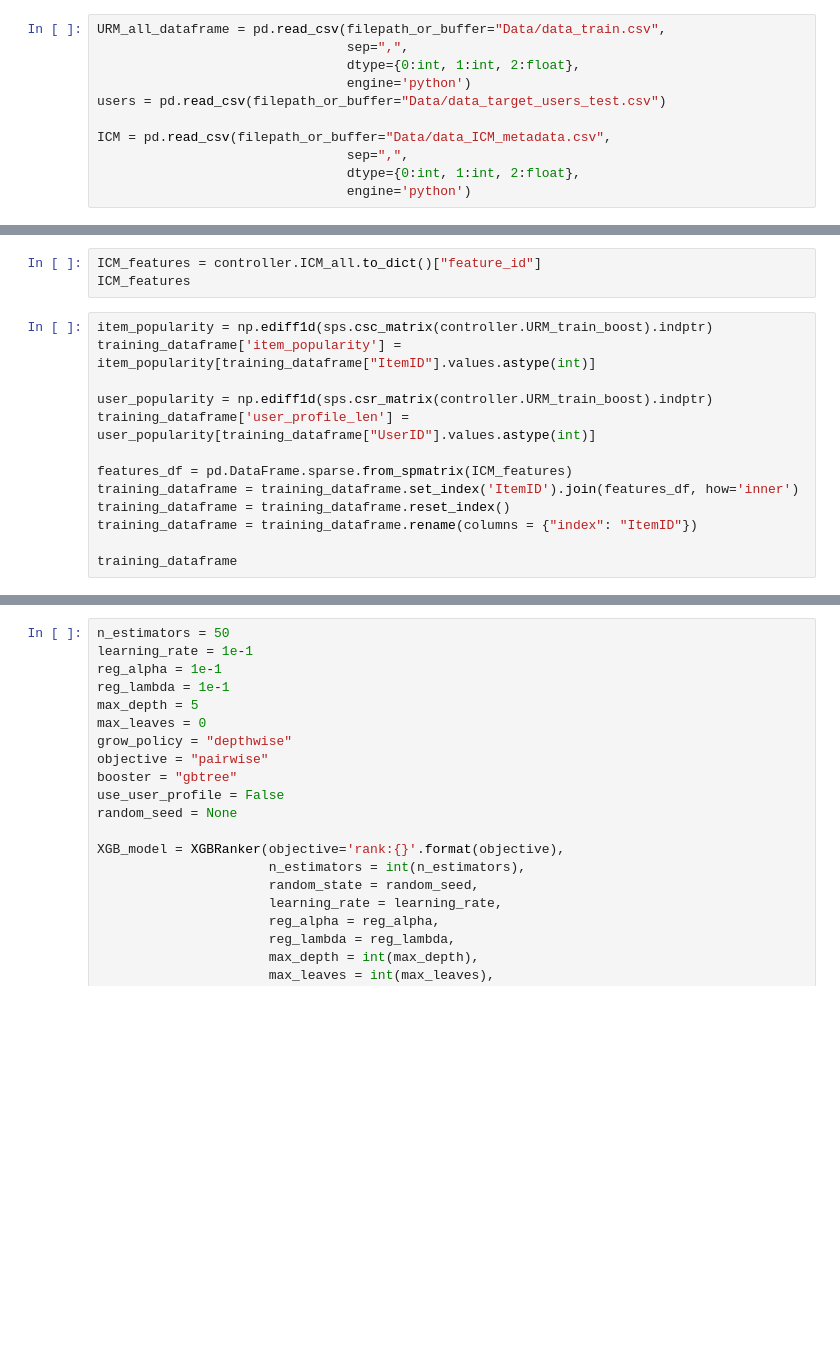
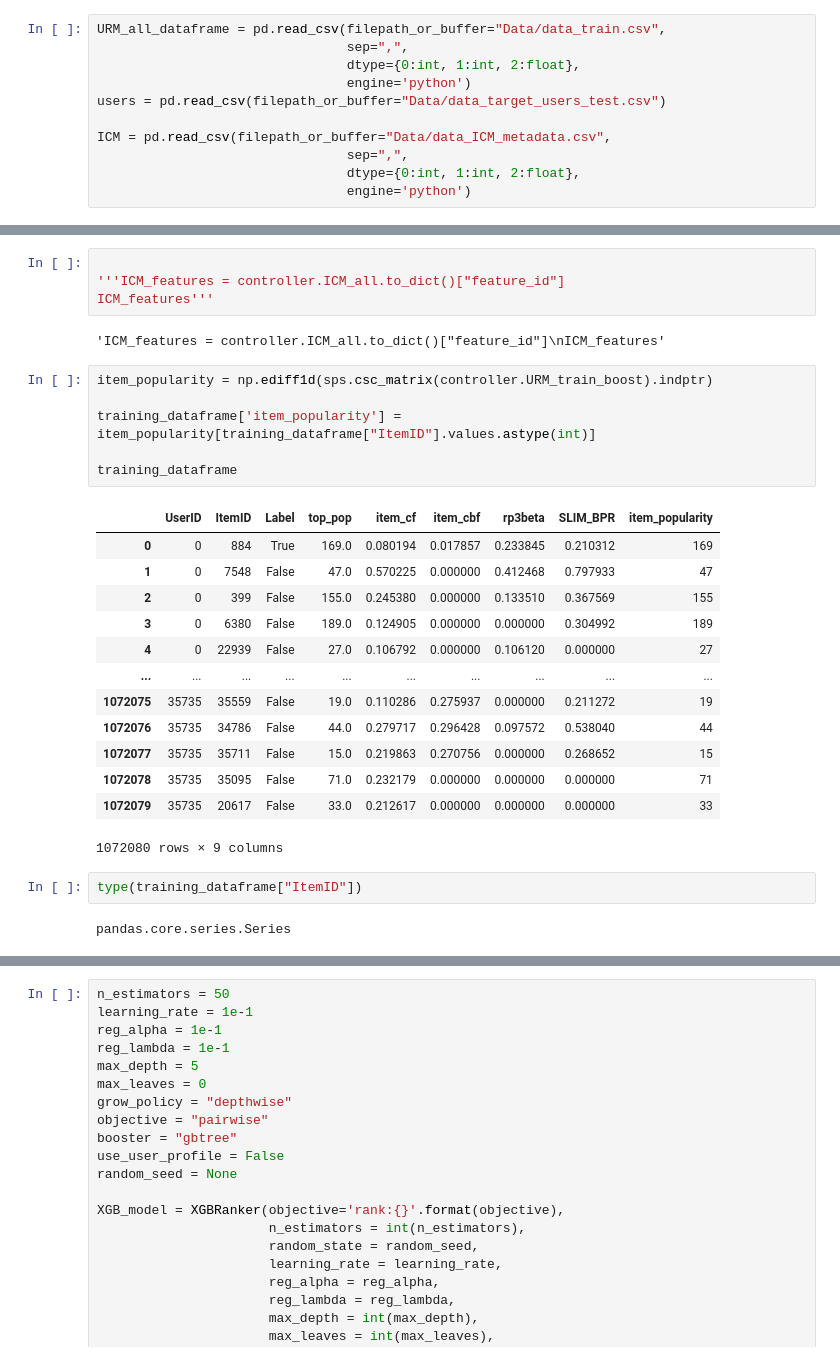
Before and after one commit to lippa66002/RecSysProject, a Jupyter notebook: Boost.ipynb, the cells around one changed output, grey strips where cells are left out. Cells and saved outputs as stored; diff of their text form; blank space fills up the shorter version.

```diff
--- a/Boost.ipynb
+++ b/Boost.ipynb
@@ -104,19 +220,33 @@ training_dataframe
 # %%
-ICM_features = controller.ICM_all.to_dict()["feature_id"]
-ICM_features
+
+'''ICM_features = controller.ICM_all.to_dict()["feature_id"]
+ICM_features'''
+# %% [output]
+'ICM_features = controller.ICM_all.to_dict()["feature_id"]\nICM_features'
 # %%
 item_popularity = np.ediff1d(sps.csc_matrix(controller.URM_train_boost).indptr)
+
 training_dataframe['item_popularity'] = item_popularity[training_dataframe["ItemID"].values.astype(int)]
 
-user_popularity = np.ediff1d(sps.csr_matrix(controller.URM_train_boost).indptr)
-training_dataframe['user_profile_len'] = user_popularity[training_dataframe["UserID"].values.astype(int)]
-
-features_df = pd.DataFrame.sparse.from_spmatrix(ICM_features)
-training_dataframe = training_dataframe.set_index('ItemID').join(features_df, how='inner')
-training_dataframe = training_dataframe.reset_index()
-training_dataframe = training_dataframe.rename(columns = {"index": "ItemID"})
-
 training_dataframe
+# %% [output]
+|  | UserID | ItemID | Label | top_pop | item_cf | item_cbf | rp3beta | SLIM_BPR | item_popularity |
+| 0 | 0 | 884 | True | 169.0 | 0.080194 | 0.017857 | 0.233845 | 0.210312 | 169 |
+| 1 | 0 | 7548 | False | 47.0 | 0.570225 | 0.000000 | 0.412468 | 0.797933 | 47 |
+| 2 | 0 | 399 | False | 155.0 | 0.245380 | 0.000000 | 0.133510 | 0.367569 | 155 |
+| 3 | 0 | 6380 | False | 189.0 | 0.124905 | 0.000000 | 0.000000 | 0.304992 | 189 |
+| 4 | 0 | 22939 | False | 27.0 | 0.106792 | 0.000000 | 0.106120 | 0.000000 | 27 |
+| ... | ... | ... | ... | ... | ... | ... | ... | ... | ... |
+| 1072075 | 35735 | 35559 | False | 19.0 | 0.110286 | 0.275937 | 0.000000 | 0.211272 | 19 |
+| 1072076 | 35735 | 34786 | False | 44.0 | 0.279717 | 0.296428 | 0.097572 | 0.538040 | 44 |
+| 1072077 | 35735 | 35711 | False | 15.0 | 0.219863 | 0.270756 | 0.000000 | 0.268652 | 15 |
+| 1072078 | 35735 | 35095 | False | 71.0 | 0.232179 | 0.000000 | 0.000000 | 0.000000 | 71 |
+| 1072079 | 35735 | 20617 | False | 33.0 | 0.212617 | 0.000000 | 0.000000 | 0.000000 | 33 |
+1072080 rows × 9 columns
+# %%
+type(training_dataframe["ItemID"])
+# %% [output]
+pandas.core.series.Series
 # %%
 training_dataframe = training_dataframe.sort_values("UserID").reset_index()
 training_dataframe.drop(columns = ['index'], inplace=True)
```
Also changed, not shown: parts of 20 cells of this notebook.
